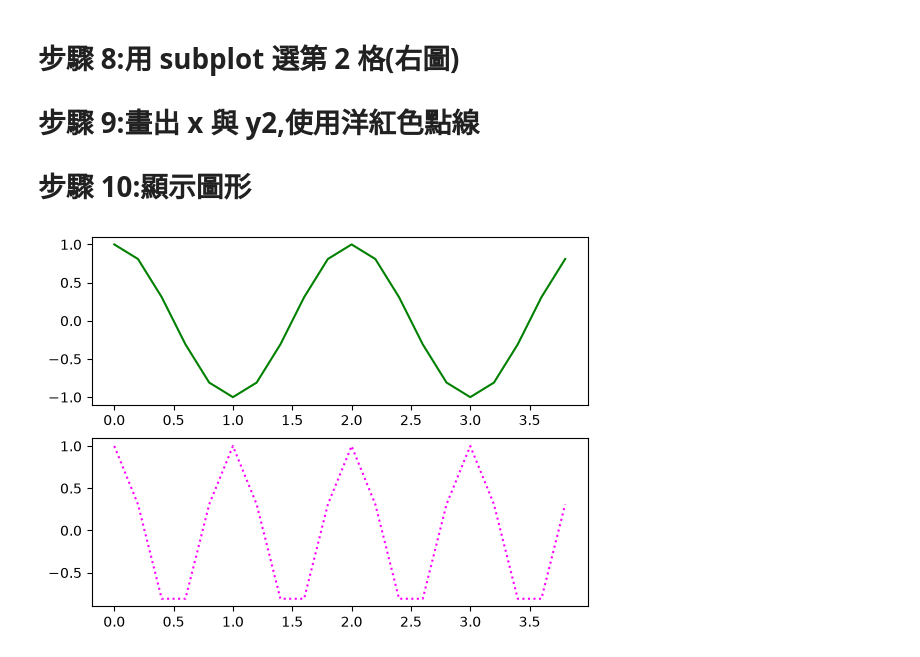
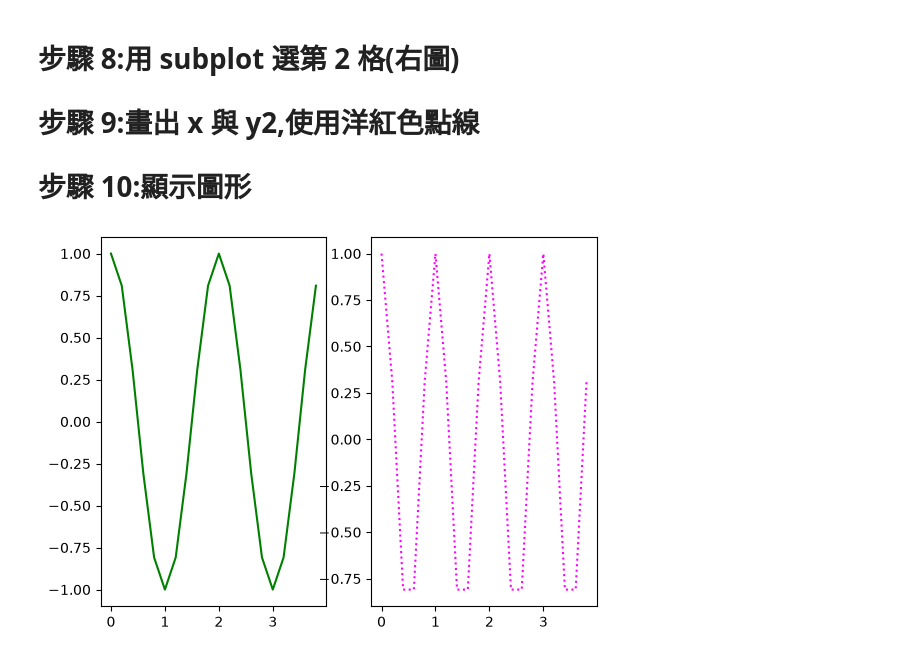
Before and after one commit to BCL0101/2026_python, a Jupyter notebook: 0627/lesson_1.ipynb, the cells around one changed output. Drawn from its saved outputs; the diff is of its cells as text; code cells hidden in the pictures.

```diff
--- a/0627/lesson_1.ipynb
+++ b/0627/lesson_1.ipynb
@@ -91,18 +91,18 @@ plt.show()
 # %%
 import numpy as np
 import matplotlib.pyplot as plt
 
 x = np.arange(0, 4, 0.2)
 y1 = np.cos(np.pi * x)
 y2 = np.cos(2 * np.pi * x)
 
 figure = plt.figure()
-ax1 = figure.add_subplot(2, 1, 1)
+ax1 = figure.add_subplot(1, 2, 1)
 ax1.plot(x, y1, linestyle='-', color='green')
 
-ax2 = figure.add_subplot(2, 1, 2)
+ax2 = figure.add_subplot(1, 2, 2)
 ax2.plot(x, y2, linestyle=':', color='magenta')
 
 plt.show()
 # %% [output]
-[figure, old version]
+[figure, new version]
```
